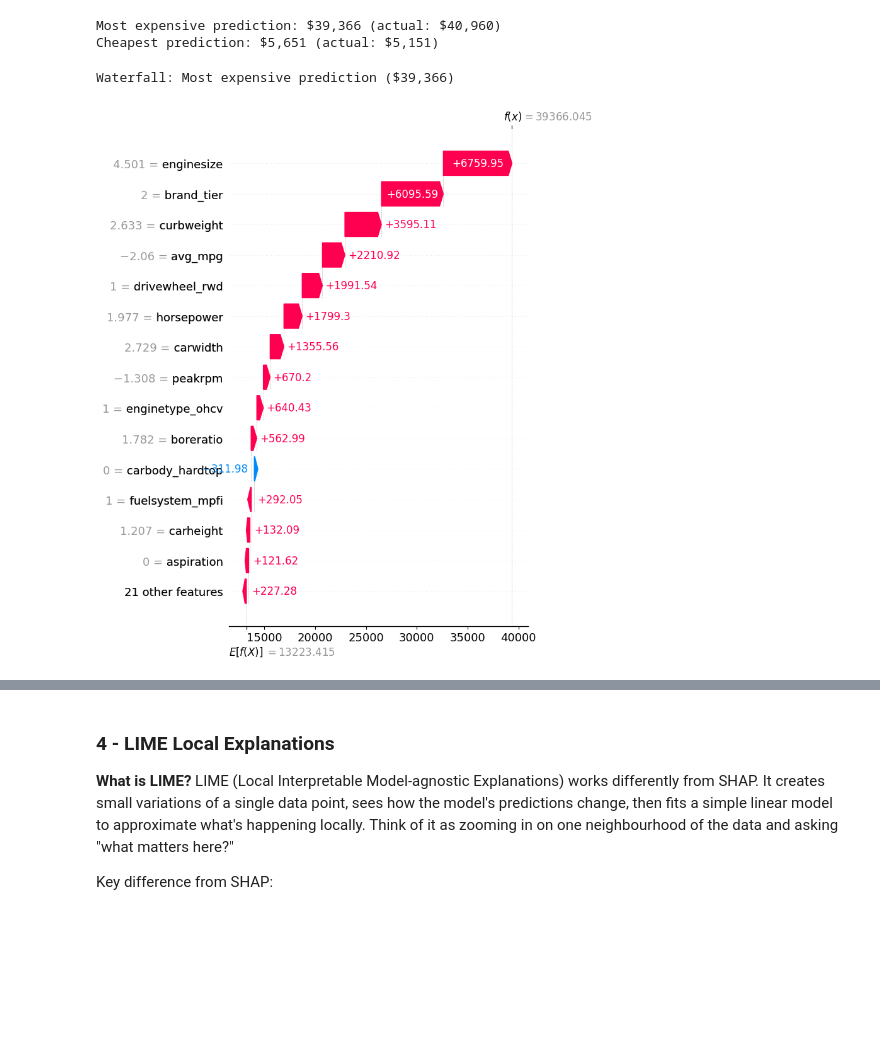
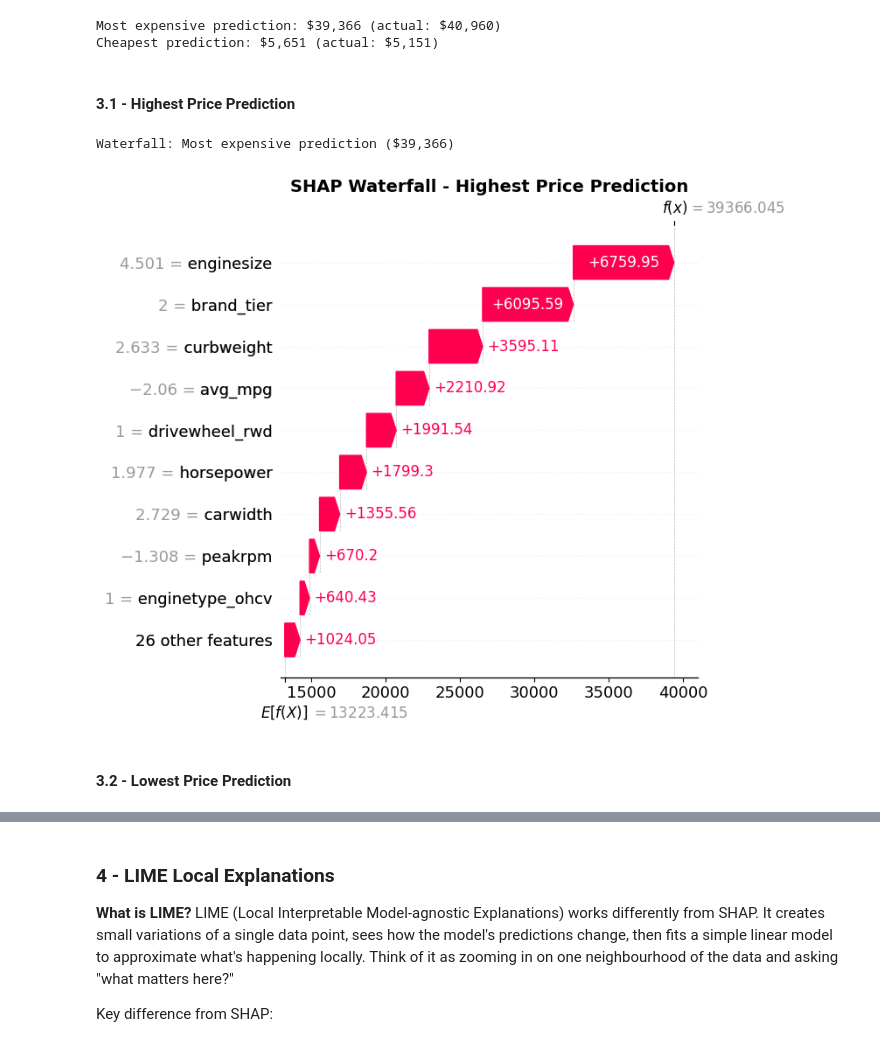
Before and after one commit to krauseannelize/ml-car-price-prediction, a Jupyter notebook: notebooks/08-explainability.ipynb, the cells around one changed output, grey strips where cells are left out. Saved outputs shown, nothing was run; the diff lists cells and outputs as text; code cells hidden in the pictures; blank space fills up the shorter version.

```diff
--- a/notebooks/08-explainability.ipynb
+++ b/notebooks/08-explainability.ipynb
@@ -93,21 +103,26 @@ print(f"Cheapest prediction: ${y_pred[idx_cheap]:,.0f} (actual: ${y_test.iloc[id
 # %% [output]
 Most expensive prediction: $39,366 (actual: $40,960)
 Cheapest prediction: $5,651 (actual: $5,151)
+# %% [markdown]
+#### 3.1 - Highest Price Prediction
 # %%
 shap_explanation = shap.Explanation(
     values=shap_values,
     base_values=np.full(len(X_test), explainer.expected_value),
     data=X_test.values,
     feature_names=X_test.columns.tolist(),
 )
 
 print(f"Waterfall: Most expensive prediction (${y_pred[idx_expensive]:,.0f})")
-shap.plots.waterfall(shap_explanation[idx_expensive], max_display=15, show=False)
+shap.plots.waterfall(shap_explanation[idx_expensive], max_display=10, show=False)
+plt.title("SHAP Waterfall - Highest Price Prediction", fontsize=14, fontweight="bold")
 plt.tight_layout()
 plt.savefig("../visualizations/shap-waterfall-expensive.png", dpi=150, bbox_inches="tight")
 plt.show()
 # %% [output]
 Waterfall: Most expensive prediction ($39,366)
-[figure, old version]
+[figure, new version]
+# %% [markdown]
+#### 3.2 - Lowest Price Prediction
 # %%
 print(f"Waterfall: Cheapest prediction (${y_pred[idx_cheap]:,.0f})")
```
Also changed, not shown: parts of 13 cells of this notebook, 3 other files.
